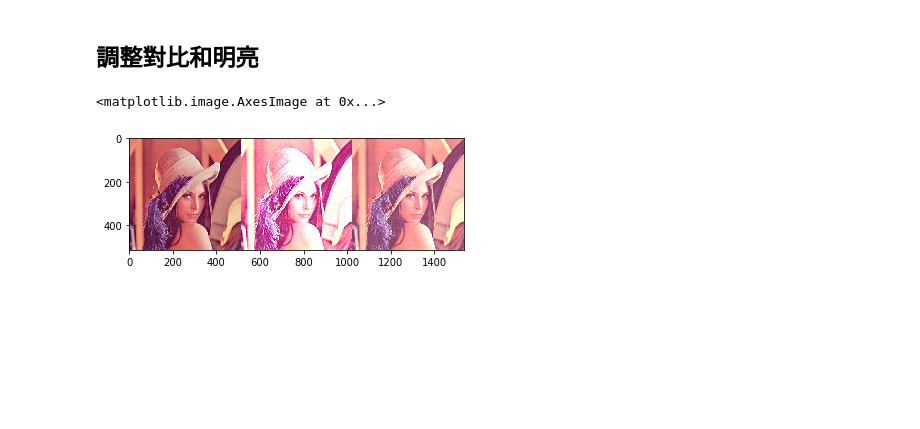
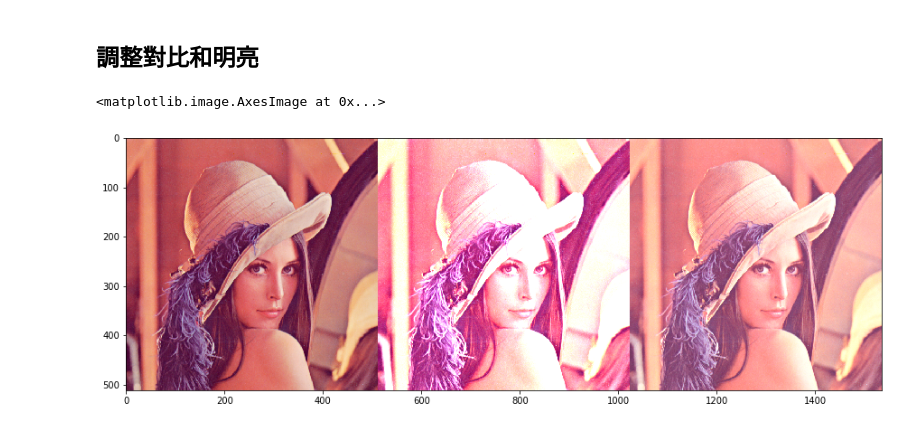
Before and after one commit to newmanchurch/1st-DL-CVMarathon, a Jupyter notebook: homework/Day003_color_spave_op_HW.ipynb, the cells around one changed output. Cells and saved outputs as stored; diff of their text form; code cells hidden in the pictures; blank space fills up the shorter version.

```diff
--- a/homework/Day003_color_spave_op_HW.ipynb
+++ b/homework/Day003_color_spave_op_HW.ipynb
@@ -100,7 +102,8 @@ cv2.imshow('adjust contrast and brighness', img_contrast_light)
 cv2.waitKey(0)
 cv2.destroyAllWindows()
 # %%
+plt.figure(figsize=(15,10))
 plt.imshow(img_contrast_light[:,:,::-1])
 # %% [output]
 <matplotlib.image.AxesImage at 0x...>
-[figure, old version]
+[figure, new version]
```
Also changed, not shown: parts of 2 cells of this notebook.
